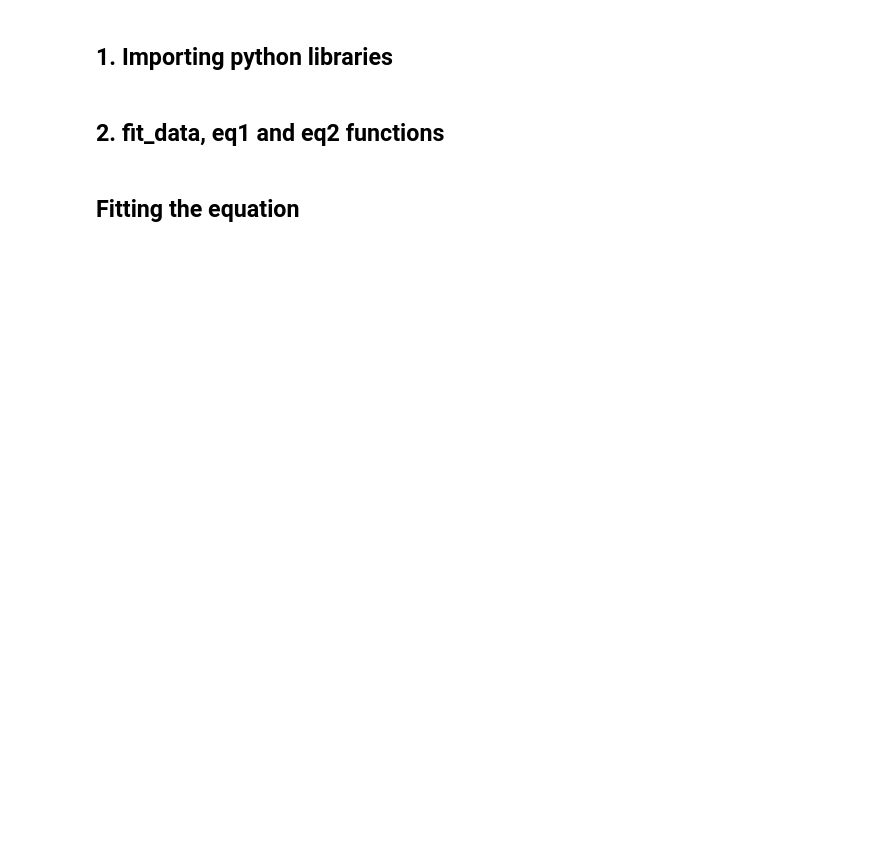
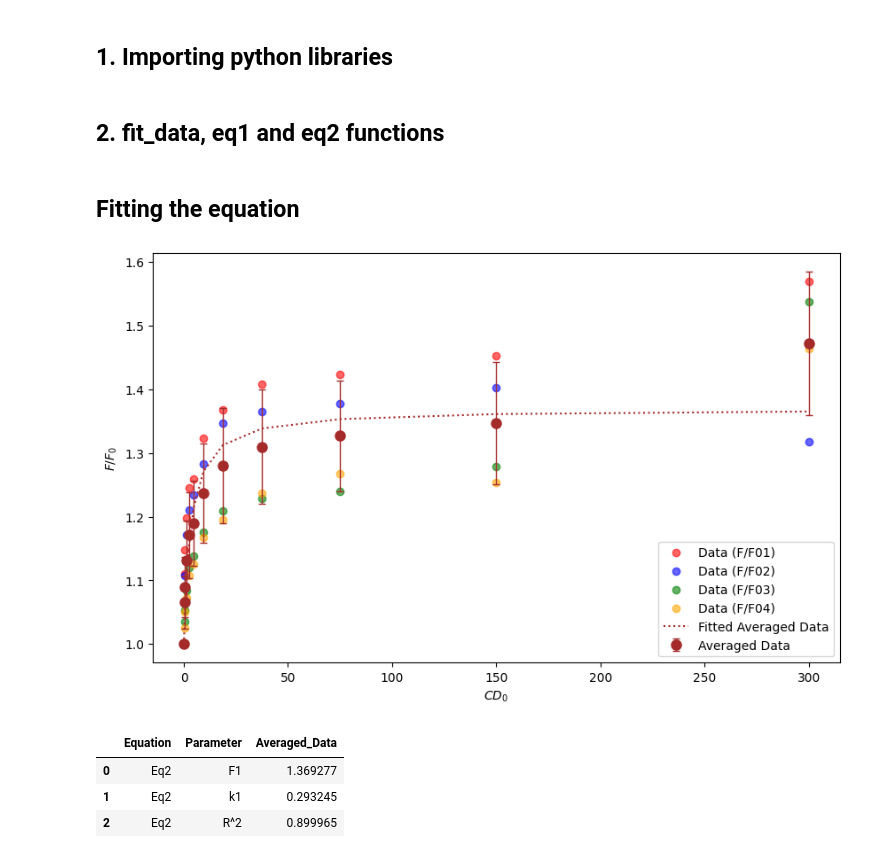
Before and after one commit to payamkelich/peptoDextrins, a Jupyter notebook: curve-fitting/curve_fitting.ipynb, the cells around one changed output. Saved outputs shown, nothing was run; the diff lists cells and outputs as text; code cells hidden in the pictures; blank space fills up the shorter version.

```diff
--- a/curve-fitting/curve_fitting.ipynb
+++ b/curve-fitting/curve_fitting.ipynb
@@ -138,3 +186,11 @@ def eq2(CD0, F1, k1):
 # %% [markdown]
 ## Fitting the equation
+# %%
+fit_data("Lan - HPBCD 275 B.csv", use_log=False, fit_eqs='eq2', average_data=True)
+# %% [output]
+[figure, added]
+|  | Equation | Parameter | Averaged_Data |
+| 0 | Eq2 | F1 | 1.369277 |
+| 1 | Eq2 | k1 | 0.293245 |
+| 2 | Eq2 | R^2 | 0.899965 |
 # %%
```
Also changed, not shown: parts of 5 cells of this notebook.
